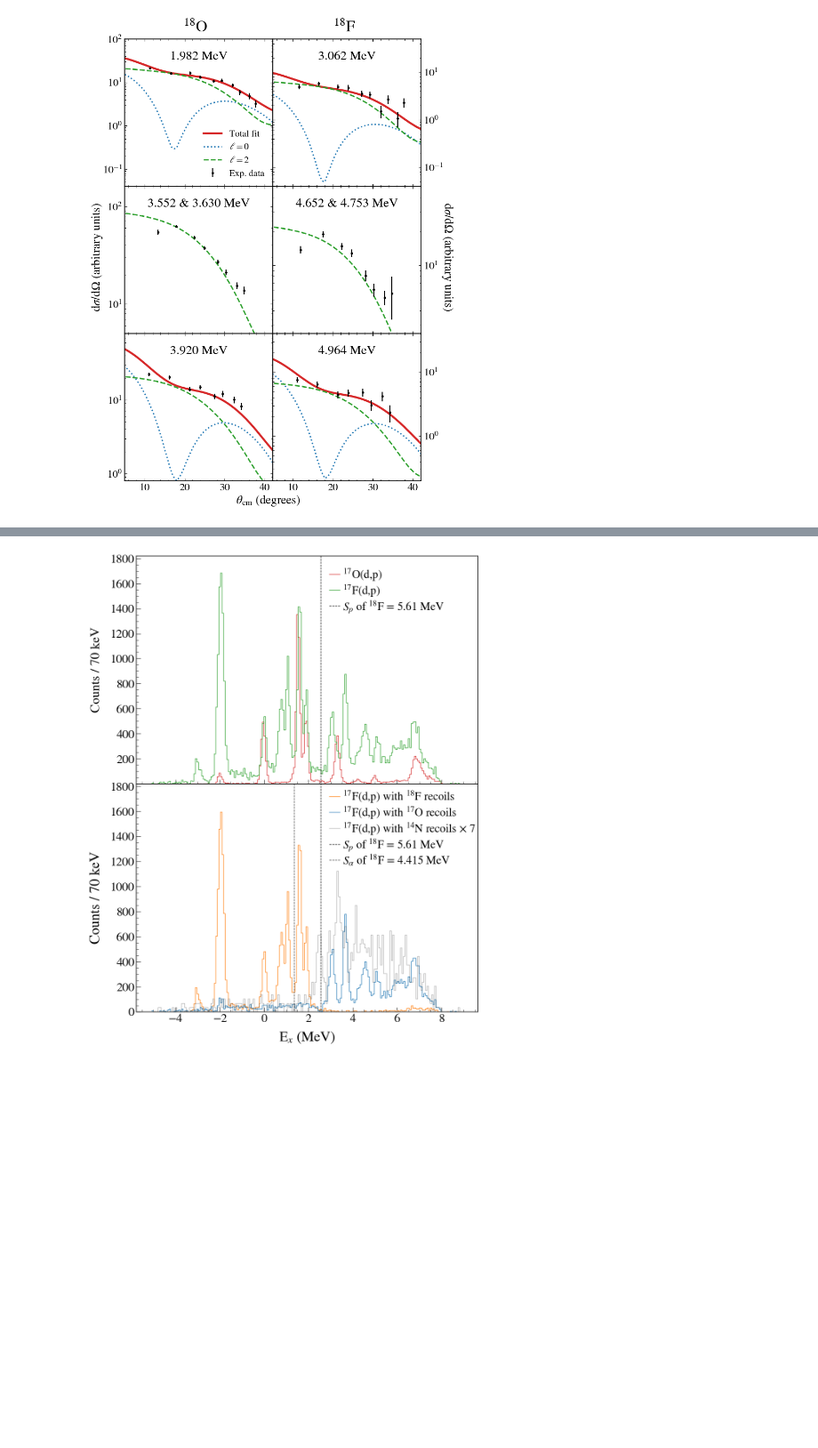
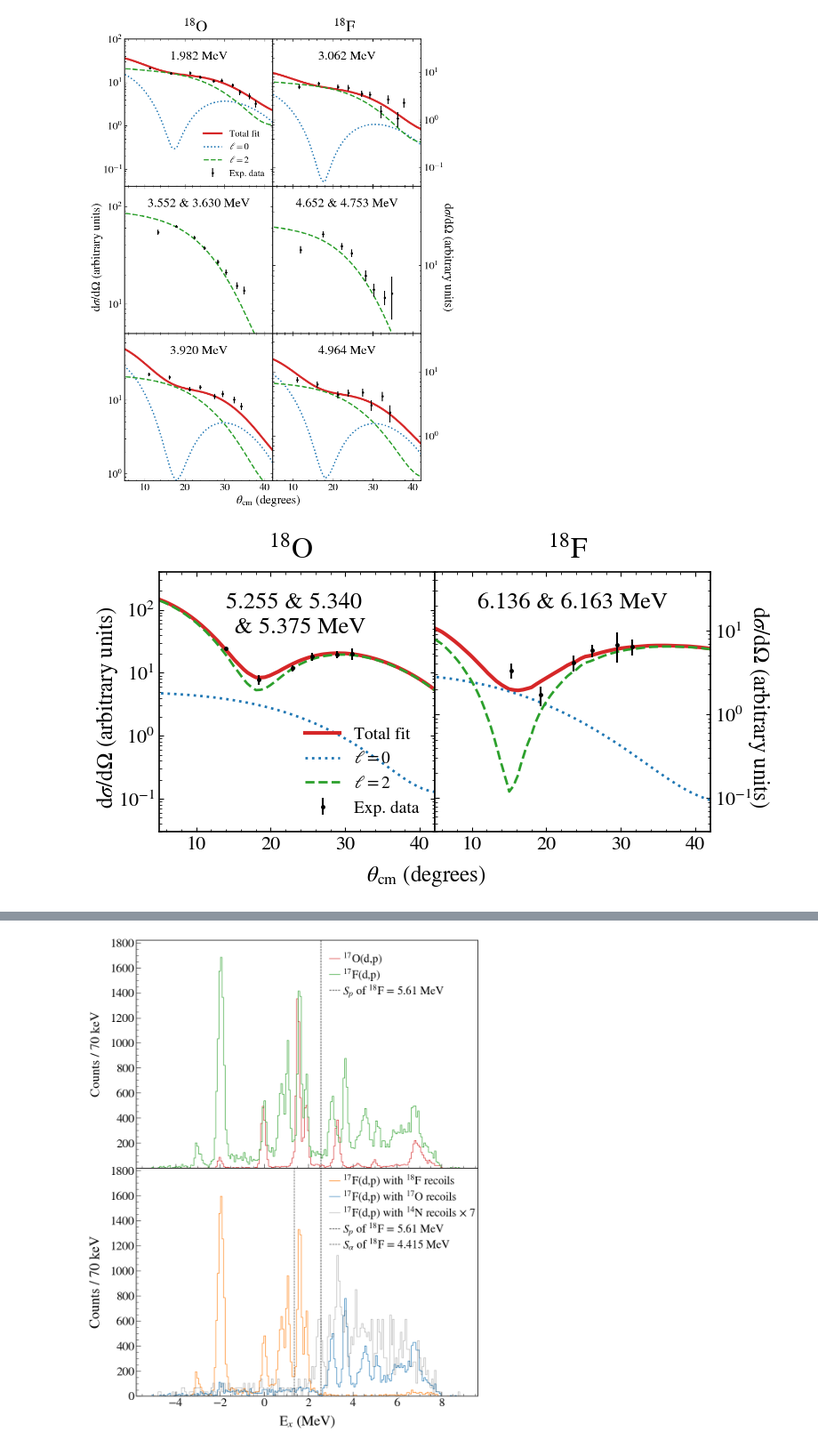
Before and after one commit to annakawecka/digios, a Jupyter notebook: analysis/final_working/plotting_2x3_IAS.ipynb, the cells around one changed output, grey strips where cells are left out. Shown at 89% size. Drawn from its saved outputs; the diff is of its cells as text; code cells hidden in the pictures; blank space fills up the shorter version.

Commit message:
Plotting updates

```diff
--- a/analysis/final_working/plotting_2x3_IAS.ipynb
+++ b/analysis/final_working/plotting_2x3_IAS.ipynb
@@ -172,3 +194,94 @@ plt.show()
 fig.savefig('IAS_comp.pdf', dpi=600)
 # %% [output]
 [figure]
+# %%
+fig, axes = plt.subplots(1, 2, figsize=(8, 4))
+
+plt.subplots_adjust(hspace=0, wspace=0, bottom=0.15)
+
+ylims = [
+    [(0.03, 4e2), (0.04, 50)]
+]
+
+datasets = [
+    [(O_5255_x_func, O_5255_f0, O_5255_f1, O_5255_f2, O_5255_x_graph, O_5255_y_graph, O_5255_err_graph, "5.255 & 5.340 \n & 5.375 MeV"),
+     (F_6136_x_func, F_6136_f0, F_6136_f1, F_6136_f2, F_6136_x_graph, F_6136_y_graph, F_6136_err_graph, "6.136 & 6.163 MeV")],
+]
+
+func_colors = [
+    [ ["#d62728", "#1f77b4", "#2ca02c"], ["#d62728", "#1f77b4", "#2ca02c"] ],
+    [ ["#2ca02c", None, None],     ["#2ca02c", None, None] ],
+    [ ["#d62728", "#1f77b4", "#2ca02c"], ["#d62728", "#1f77b4", "#2ca02c"] ]
+]
+
+# #2ca02c green
+# #1f77b4 blue
+# #d62728 red
+
+thick_f0_panels = [(0,0), (0,1), (2,0), (2,1)]
+
+
+for j in range(2):
+    ax = axes[j]
+
+    ax.set_ylim(ylims[0][j])
+
+    ax.set_yscale("log")
+    if j == 0:
+        ax.set_xlim(5, 42)
+        ax.tick_params(right=False, labelright=False)
+    else:
+        ax.set_xlim(5, 42)
+        ax.tick_params(labelleft=False, labelright=True)
+
+    if len(datasets) > 1:
+        ax.tick_params(labelbottom=False)
+
+    ax.tick_params(axis='both', which='both', direction='in', top=True, right=True)
+    ax.xaxis.set_minor_locator(MultipleLocator(2))
+
+for i, row in enumerate(datasets):
+    for j, data in enumerate(row):
+        ax = axes[j]
+        x_func, f0, f1, f2, x_graph, y_graph, err_graph, label = data
+
+        colors = func_colors[i][j]
+
+        if (i,j) in thick_f0_panels:
+            lw_f0 = 3
+        else:
+            lw_f0 = 2
+        if i == 1:
+            ax.plot(x_func, f0, label='Total fit', color=colors[0], lw=lw_f0, linestyle='--')
+        else:
+            ax.plot(x_func, f0, label='Total fit', color=colors[0], lw=lw_f0)
+        if f1 is not None:
+            ax.plot(x_func, f1, label=r"$\ell = 0$", color=colors[1], lw=2, linestyle='dotted')
+        if f2 is not None:
+            ax.plot(x_func, f2, label=r"$\ell = 2$", color=colors[2], lw=2, linestyle='--')
+
+        ax.errorbar(x_graph, y_graph, yerr=err_graph, fmt='o', color='black', label='Exp. data', markersize=2.5)
+
+        ax.set_yscale("log")
+        ax.grid(False)
+
+        ax.text(0.5, 0.92, label, transform=ax.transAxes, ha='center', va='top', fontsize=19)
+        ax.tick_params(axis='both', which='major', labelsize=16)
+        ax_right.tick_params(axis='both', which='major', labelsize=16)
+
+        if i == 0 and j == 0:
+            ax.legend(fontsize=14, loc='lower right', frameon=False)
+
+
+fig.text(0.31, 0.94, r"$^{18}$O", ha='center', va='center', fontsize=24)
+fig.text(0.7, 0.94, r"$^{18}$F", ha='center', va='center', fontsize=24)
+
+fig.text(0.5, 0.01, r"$\theta_{\mathrm{cm}}$ (degrees)", ha='center', fontsize=18)
+
+fig.text(0.034, 0.5, r"d$\sigma$/d$\Omega$ (arbitrary units)", va='center', rotation='vertical', fontsize=18)
+fig.text(0.950, 0.5, r"d$\sigma$/d$\Omega$ (arbitrary units)", va='center', rotation=270, fontsize=18)
+
+plt.show()
+fig.savefig('IAS_comp_6136.pdf', dpi=600)
+# %% [output]
+[figure, added]
```
Also changed, not shown: parts of 2 cells of this notebook.
